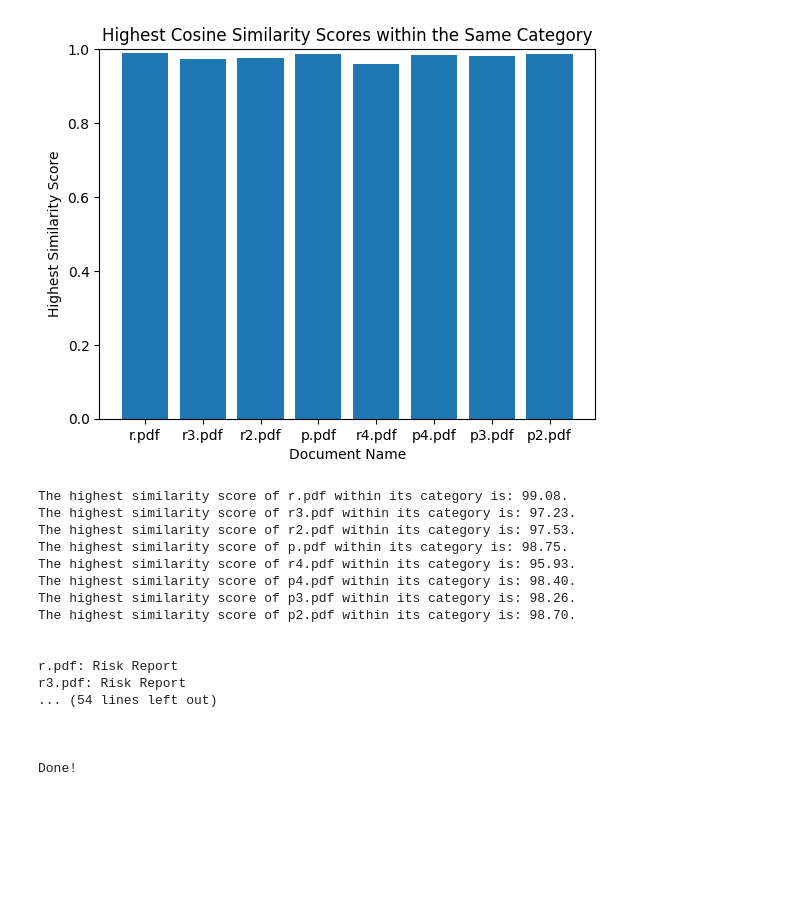
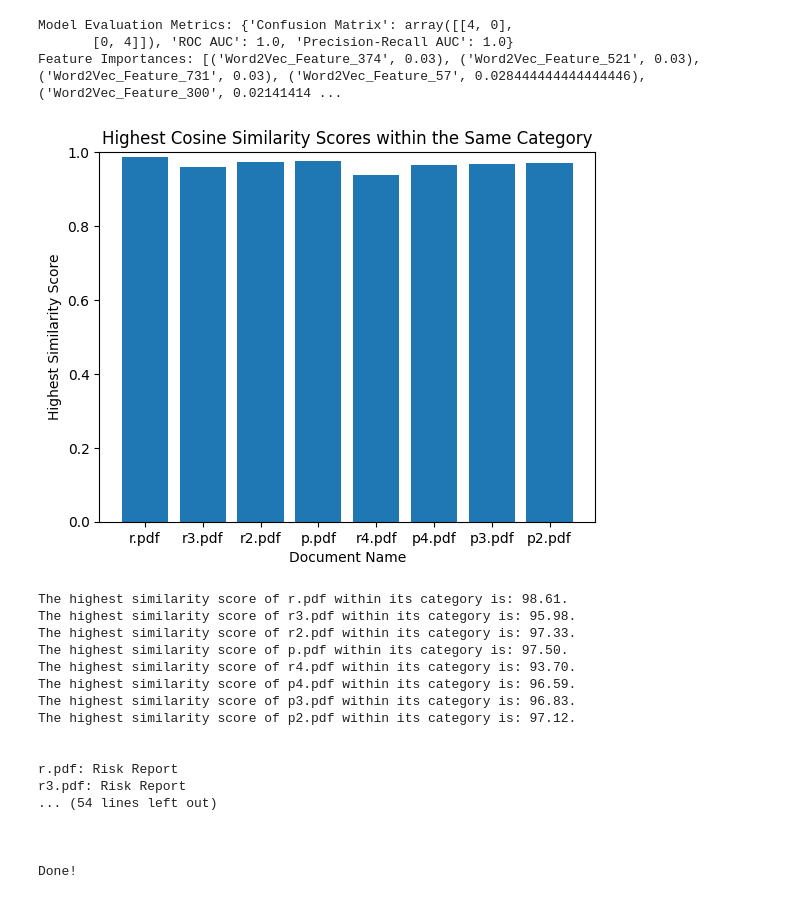
Before and after one commit to jhenrique04/DocMatcher, a Jupyter notebook: main.ipynb, the cells around one changed output. Saved outputs shown, nothing was run; the diff lists cells and outputs as text; code cells hidden in the pictures; blank space fills up the shorter version.

Commit message:
feat: improve Random Forest wrapped model

```diff
--- a/main.ipynb
+++ b/main.ipynb
@@ -81,51 +97,79 @@ for filename in os.listdir('analyze/'):
     new_vectorized_text = vectorizer.calculate_document_vector(new_processed_text)
     new_X_word2vec.append(new_vectorized_text)
 
-# Transform new documents to a matrix of token counts
+# Transform new documents to a matrix of token counts (for LDA)
 new_X_count = count_vectorizer.transform(new_X_texts)
 
-# Apply LDA on new data
-new_X_topics = lda.transform(new_X_count)
+# Apply LDA on new data for topic analysis
+new_doc_topic_dist = lda.transform(new_X_count)
 
-# Combining Word2Vec and LDA representations for new data
-new_X_combined = np.hstack((new_X_word2vec, new_X_topics))
+# Combine only Word2Vec features for new data
+new_X_combined = np.array(new_X_word2vec)
 
 # Predicting labels for new data using Random Forest
 predictions = rf_clf.predict(new_X_combined)
+
+# Model Evaluation
+metrics = rf_clf.evaluate_model(new_X_combined, predictions)
+print("Model Evaluation Metrics:", metrics)
+
+# Convert X_word2vec to a NumPy array
+X_word2vec_array = np.array(X_word2vec)
+
+# Feature Importance Analysis
+word2vec_feature_names = [f"Word2Vec_Feature_{i}" for i in range(X_word2vec_array.shape[1])]
+importances = rf_clf.get_feature_importances(word2vec_feature_names)
+print(f"Feature Importances: {importances}")
+# %% [output]
+Model Evaluation Metrics: {'Confusion Matrix': array([[4, 0],
+       [0, 4]]), 'ROC AUC': 1.0, 'Precision-Recall AUC': 1.0}
+Feature Importances: [('Word2Vec_Feature_374', 0.03), ('Word2Vec_Feature_521', 0.03), ('Word2Vec_Feature_731', 0.03), ('Word2Vec_Feature_57', 0.028444444444444446), ('Word2Vec_Feature_300', 0.02141414 ...
 # %%
 # Plot the analyzed data
+
+# Process new data for LDA topic analysis
+new_X_count = count_vectorizer.transform(new_X_texts)  # BoW representation for new documents
+new_X_topics = lda.transform(new_X_count)  # Topic distribution for new documents
+
 
 # Calculate and plot the highest similarity scores
 highest_scores = document_visualizer.calculate_similarity(new_X_combined, X_combined, y, predictions)
 document_visualizer.plot_similarity(highest_scores, analyze_doc_names)
 
 # Print out the highest similarity scores for each document
 document_visualizer.print_highest_scores(highest_scores, analyze_doc_names)
 
 print("\n")
 
 # Print out predictions with document names
 label_names = ["Risk Report", "Privacy Policy"]
 
 for doc_name, label_index in zip(analyze_doc_names, predictions):
   print(f"{doc_name}: {label_names[label_index]}")
 
 print("\n")
 
 # Compare topics of new data with training data
 document_visualizer.compare_topics(new_X_topics, doc_topic_dist, train_doc_names)
 
+# Model Persistence
+# Save the model
+rf_clf.save_model('rf_model.pkl')
+
+# Load the model (when needed)
+# rf_clf.load_model('rf_model.pkl')
+
 print("\nDone!")
 # %% [output]
-[figure, old version]
+[figure, new version]
-The highest similarity score of r.pdf within its category is: 99.08.
-The highest similarity score of r3.pdf within its category is: 97.23.
-The highest similarity score of r2.pdf within its category is: 97.53.
-The highest similarity score of p.pdf within its category is: 98.75.
-The highest similarity score of r4.pdf within its category is: 95.93.
-The highest similarity score of p4.pdf within its category is: 98.40.
-The highest similarity score of p3.pdf within its category is: 98.26.
-The highest similarity score of p2.pdf within its category is: 98.70.
+The highest similarity score of r.pdf within its category is: 98.61.
+The highest similarity score of r3.pdf within its category is: 95.98.
+The highest similarity score of r2.pdf within its category is: 97.33.
+The highest similarity score of p.pdf within its category is: 97.50.
+The highest similarity score of r4.pdf within its category is: 93.70.
+The highest similarity score of p4.pdf within its category is: 96.59.
+The highest similarity score of p3.pdf within its category is: 96.83.
+The highest similarity score of p2.pdf within its category is: 97.12.
 
 
 r.pdf: Risk Report
```
Also changed, not shown: parts of 1 cell of this notebook, 1 other file.
